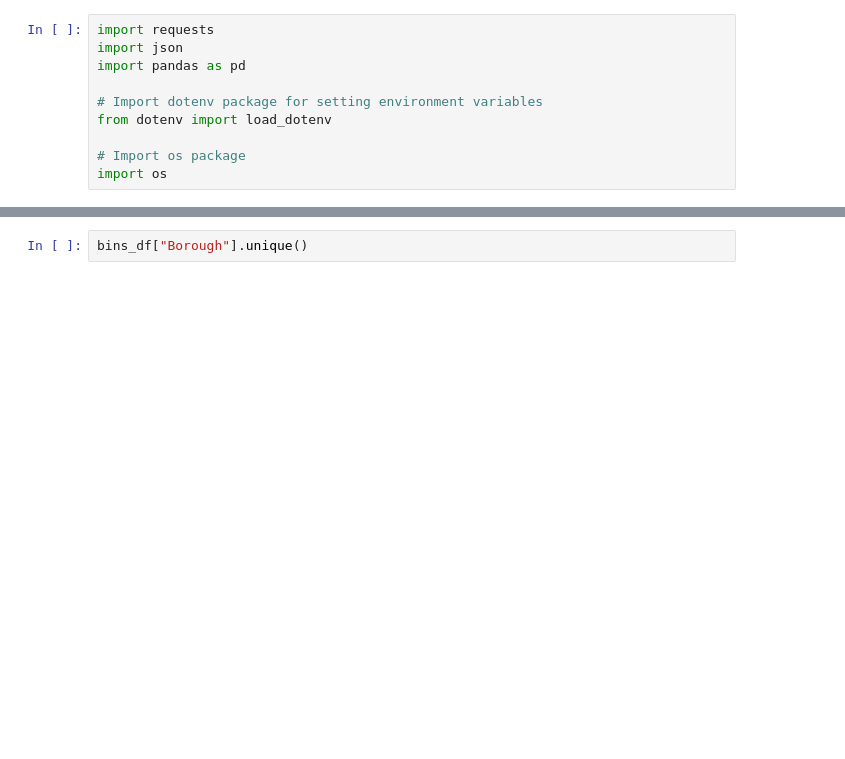
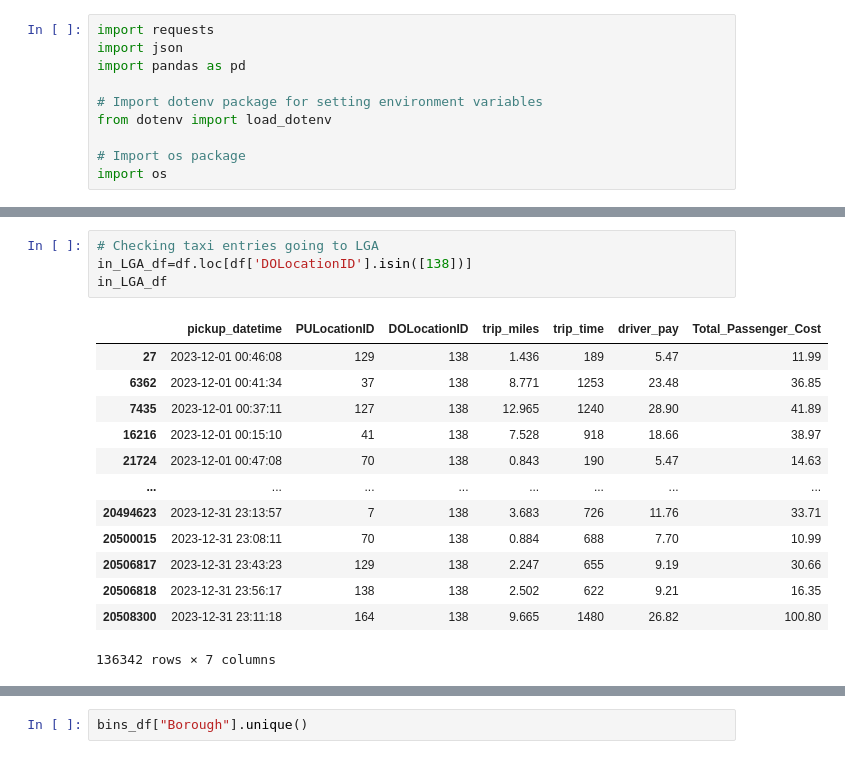
Before and after one commit to T-Haight/project1_group1_osubootcamp, a Jupyter notebook: Andrews_work_Clean_Data_.ipynb, the cells around one changed output, grey strips where cells are left out. Cells and saved outputs as stored; diff of their text form; blank space fills up the shorter version.

```diff
--- a/Andrews_work_Clean_Data_.ipynb
+++ b/Andrews_work_Clean_Data_.ipynb
@@ -104,0 +67,18 @@ bins_df = bins_df[bins_df.Borough != "Unknown"]
+# %%
+# Checking taxi entries going to LGA
+in_LGA_df=df.loc[df['DOLocationID'].isin([138])]
+in_LGA_df
+# %% [output]
+|  | pickup_datetime | PULocationID | DOLocationID | trip_miles | trip_time | driver_pay | Total_Passenger_Cost |
+| 27 | 2023-12-01 00:46:08 | 129 | 138 | 1.436 | 189 | 5.47 | 11.99 |
+| 6362 | 2023-12-01 00:41:34 | 37 | 138 | 8.771 | 1253 | 23.48 | 36.85 |
+| 7435 | 2023-12-01 00:37:11 | 127 | 138 | 12.965 | 1240 | 28.90 | 41.89 |
+| 16216 | 2023-12-01 00:15:10 | 41 | 138 | 7.528 | 918 | 18.66 | 38.97 |
+| 21724 | 2023-12-01 00:47:08 | 70 | 138 | 0.843 | 190 | 5.47 | 14.63 |
+| ... | ... | ... | ... | ... | ... | ... | ... |
+| 20494623 | 2023-12-31 23:13:57 | 7 | 138 | 3.683 | 726 | 11.76 | 33.71 |
+| 20500015 | 2023-12-31 23:08:11 | 70 | 138 | 0.884 | 688 | 7.70 | 10.99 |
+| 20506817 | 2023-12-31 23:43:23 | 129 | 138 | 2.247 | 655 | 9.19 | 30.66 |
+| 20506818 | 2023-12-31 23:56:17 | 138 | 138 | 2.502 | 622 | 9.21 | 16.35 |
+| 20508300 | 2023-12-31 23:11:18 | 164 | 138 | 9.665 | 1480 | 26.82 | 100.80 |
+136342 rows × 7 columns
```
Also changed, not shown: parts of 22 cells of this notebook, 1 other file.
